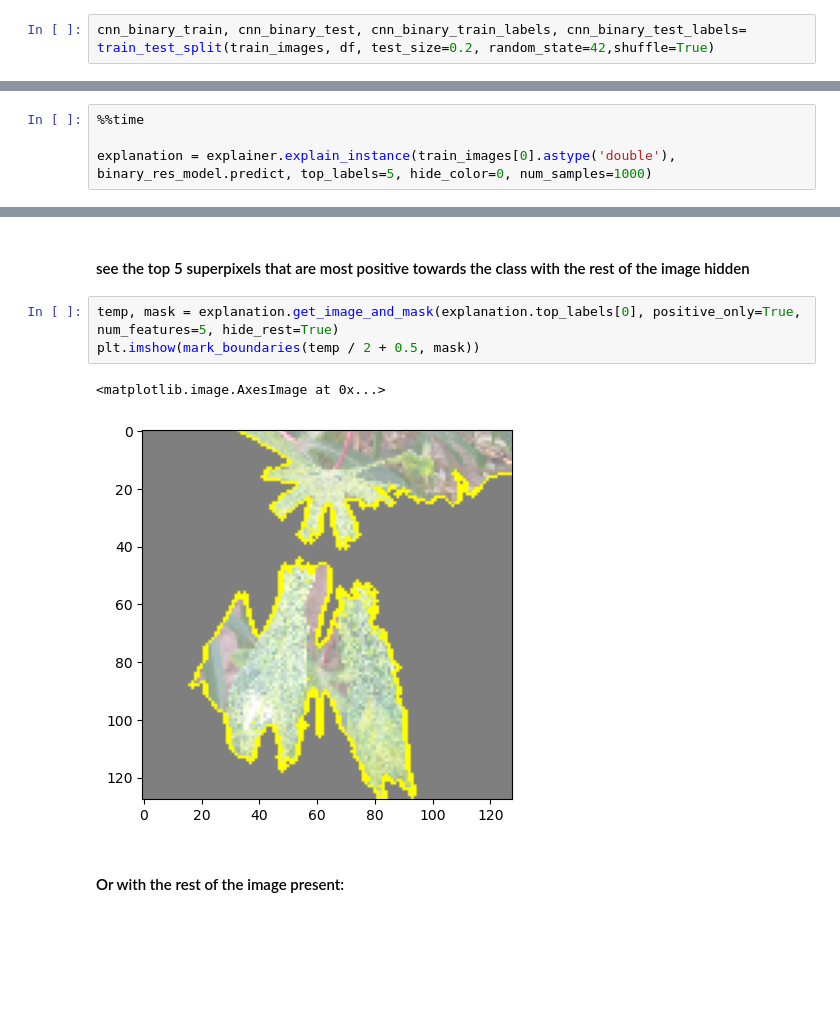
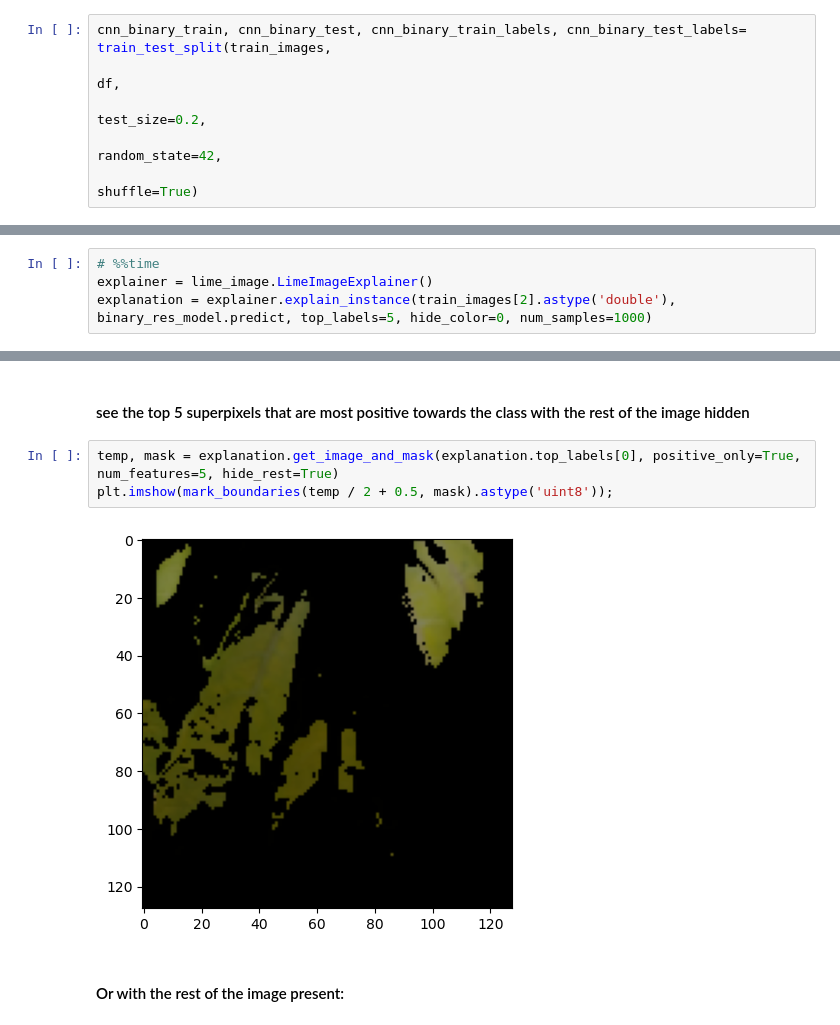
Before and after one commit to lalynjay/cassava_classification, a Jupyter notebook: small_dataset.ipynb, the cells around one changed output, grey strips where cells are left out. Saved outputs shown, nothing was run; the diff lists cells and outputs as text; blank space fills up the shorter version.

```diff
--- a/small_dataset.ipynb
+++ b/small_dataset.ipynb
@@ -1537,7 +1532,11 @@ weighted avg       0.70      0.84      0.76       300
 # %% [markdown]
 #### train-test split
 # %%
-cnn_binary_train, cnn_binary_test, cnn_binary_train_labels, cnn_binary_test_labels= train_test_split(train_images, df, test_size=0.2, random_state=42,shuffle=True)
+cnn_binary_train, cnn_binary_test, cnn_binary_train_labels, cnn_binary_test_labels= train_test_split(train_images,
+                                                                                                     df,
+                                                                                                     test_size=0.2,
+                                                                                                     random_state=42,
+                                                                                                     shuffle=True)
 # %%
 np.random.seed(42)
 binary_cnn_model = models.Sequential()
@@ -1765,5 +1749,5 @@ explainer = lime_image.LimeImageExplainer()
 # %%
-%%time
-
-explanation = explainer.explain_instance(train_images[0].astype('double'), binary_res_model.predict, top_labels=5, hide_color=0, num_samples=1000)
+# %%time
+explainer = lime_image.LimeImageExplainer()
+explanation = explainer.explain_instance(train_images[2].astype('double'), binary_res_model.predict, top_labels=5, hide_color=0, num_samples=1000)
 # %% [output]
@@ -1795,10 +1779,9 @@ plt.show()
 #### see the top 5 superpixels that are most positive towards the class with the rest of the image hidden
 # %%
 temp, mask = explanation.get_image_and_mask(explanation.top_labels[0], positive_only=True, num_features=5, hide_rest=True)
-plt.imshow(mark_boundaries(temp / 2 + 0.5, mask))
+plt.imshow(mark_boundaries(temp / 2 + 0.5, mask).astype('uint8'));
 # %% [output]
-<matplotlib.image.AxesImage at 0x...>
-[figure, old version]
+[figure, new version]
 # %% [markdown]
 #### Or with the rest of the image present:
 # %%
```
Also changed, not shown: parts of 42 cells of this notebook, 1 other file.
